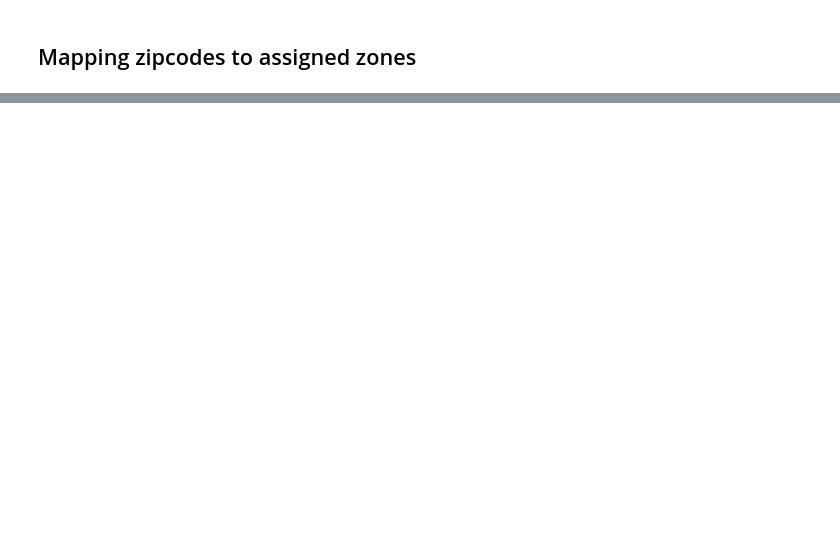
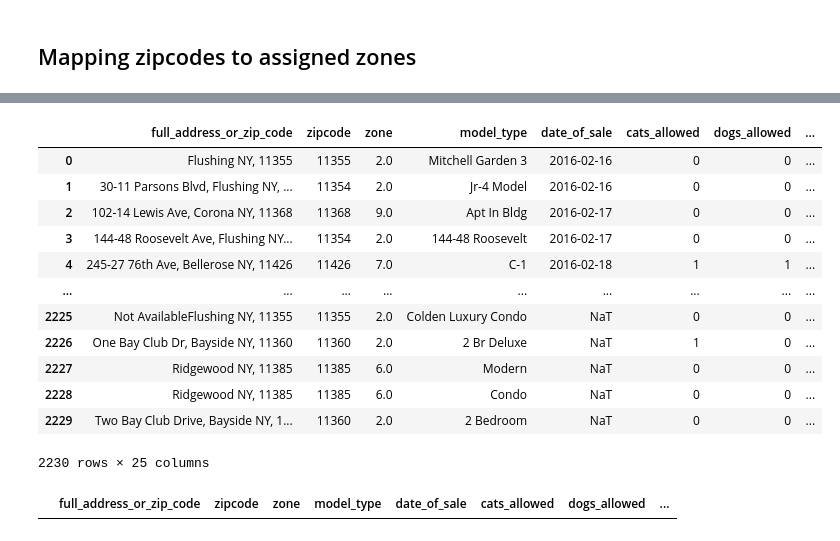
Before and after one commit to floresloyd/predict_queens_appartment_price, a Jupyter notebook: data_cleaning.ipynb, the cells around one changed output, grey strips where cells are left out. Cells and saved outputs as stored; diff of their text form; code cells hidden in the pictures; blank space fills up the shorter version.

Commit message:
Data cleaning complete, Model_exploration commenced

```diff
--- a/data_cleaning.ipynb
+++ b/data_cleaning.ipynb
@@ -539,3 +540,22 @@ sale_price                         float64
 sq_footage                         float64
 walk_score                           int64
 dtype: object
+# %%
+# Assuming df is your original DataFrame
+# Define the desired column order
+df_order = [
+    'full_address_or_zip_code', 'model_type', 'date_of_sale',
+    'cats_allowed', 'dogs_allowed', 'coop_condo', 'garage_exists',
+    'num_bedrooms', 'num_floors_in_building', 'num_full_bathrooms',  'num_half_bathrooms', 'num_total_rooms',
+    'dining_room_type', 'fuel_type', 'kitchen_type',
+    'community_district_num',
+    'approx_year_built', 'sq_footage', 'walk_score',
+    'common_charges', 'maintenance_cost', 'parking_charges',
+    'sale_price'
+]
+
+# Reorder the DataFrame columns
+housing_data_reduced = housing_data_reduced[df_order]
+
+# Display the rearranged DataFrame
+housing_data_reduced
@@ -642,0 +630,7 @@ Updated DataFrame:
+# %%
+# Get the indices of the rows where 'zipcode' is due to bad input
+bad_inputs = housing_data_reduced[housing_data_reduced['zipcode'].isna()].index
+print(bad_inputs)
+# Display the indices
+for index in bad_inputs:
+    print(housing_data_reduced.loc[index]['full_address_or_zip_code'])
@@ -755,0 +801,37 @@ import missingno as msno    # Library used for visualization of missing data
+# %%
+# Assuming df is your original DataFrame
+# Define the desired column order
+df_order = [
+    'full_address_or_zip_code', 'zipcode', 'zone', 'model_type', 'date_of_sale',
+    'cats_allowed', 'dogs_allowed', 'coop_condo', 'garage_exists',
+    'num_bedrooms', 'num_floors_in_building', 'num_full_bathrooms',  'num_half_bathrooms', 'num_total_rooms',
+    'dining_room_type', 'fuel_type', 'kitchen_type',
+    'community_district_num',
+    'approx_year_built', 'sq_footage', 'walk_score',
+    'common_charges', 'maintenance_cost', 'parking_charges',
+    'sale_price'
+]
+
+# Reorder the DataFrame columns
+housing_data_reduced = housing_data_reduced[df_order]
+
+# Display the rearranged DataFrame
+housing_data_reduced
+# %% [output]
+|  | full_address_or_zip_code | zipcode | zone | model_type | date_of_sale | cats_allowed | dogs_allowed | ... |
+| 0 | Flushing NY, 11355 | 11355 | 2.0 | Mitchell Garden 3 | 2016-02-16 | 0 | 0 | ... |
+| 1 | 30-11 Parsons Blvd, Flushing NY, ... | 11354 | 2.0 | Jr-4 Model | 2016-02-16 | 0 | 0 | ... |
+| 2 | 102-14 Lewis Ave, Corona NY, 11368 | 11368 | 9.0 | Apt In Bldg | 2016-02-17 | 0 | 0 | ... |
+| 3 | 144-48 Roosevelt Ave, Flushing NY... | 11354 | 2.0 | 144-48 Roosevelt | 2016-02-17 | 0 | 0 | ... |
+| 4 | 245-27 76th Ave, Bellerose NY, 11426 | 11426 | 7.0 | C-1 | 2016-02-18 | 1 | 1 | ... |
+| ... | ... | ... | ... | ... | ... | ... | ... | ... |
+| 2225 | Not AvailableFlushing NY, 11355 | 11355 | 2.0 | Colden Luxury Condo | NaT | 0 | 0 | ... |
+| 2226 | One Bay Club Dr, Bayside NY, 11360 | 11360 | 2.0 | 2 Br Deluxe | NaT | 1 | 0 | ... |
+| 2227 | Ridgewood NY, 11385 | 11385 | 6.0 | Modern | NaT | 0 | 0 | ... |
+| 2228 | Ridgewood NY, 11385 | 11385 | 6.0 | Condo | NaT | 0 | 0 | ... |
+| 2229 | Two Bay Club Drive, Bayside NY, 1... | 11360 | 2.0 | 2 Bedroom | NaT | 0 | 0 | ... |
+2230 rows × 25 columns
+# %%
+housing_data_reduced[housing_data_reduced['zipcode'] == 11414]
+# %% [output]
+|  | full_address_or_zip_code | zipcode | zone | model_type | date_of_sale | cats_allowed | dogs_allowed | ... |
```
Also changed, not shown: parts of 30 cells of this notebook, 4 other files.
